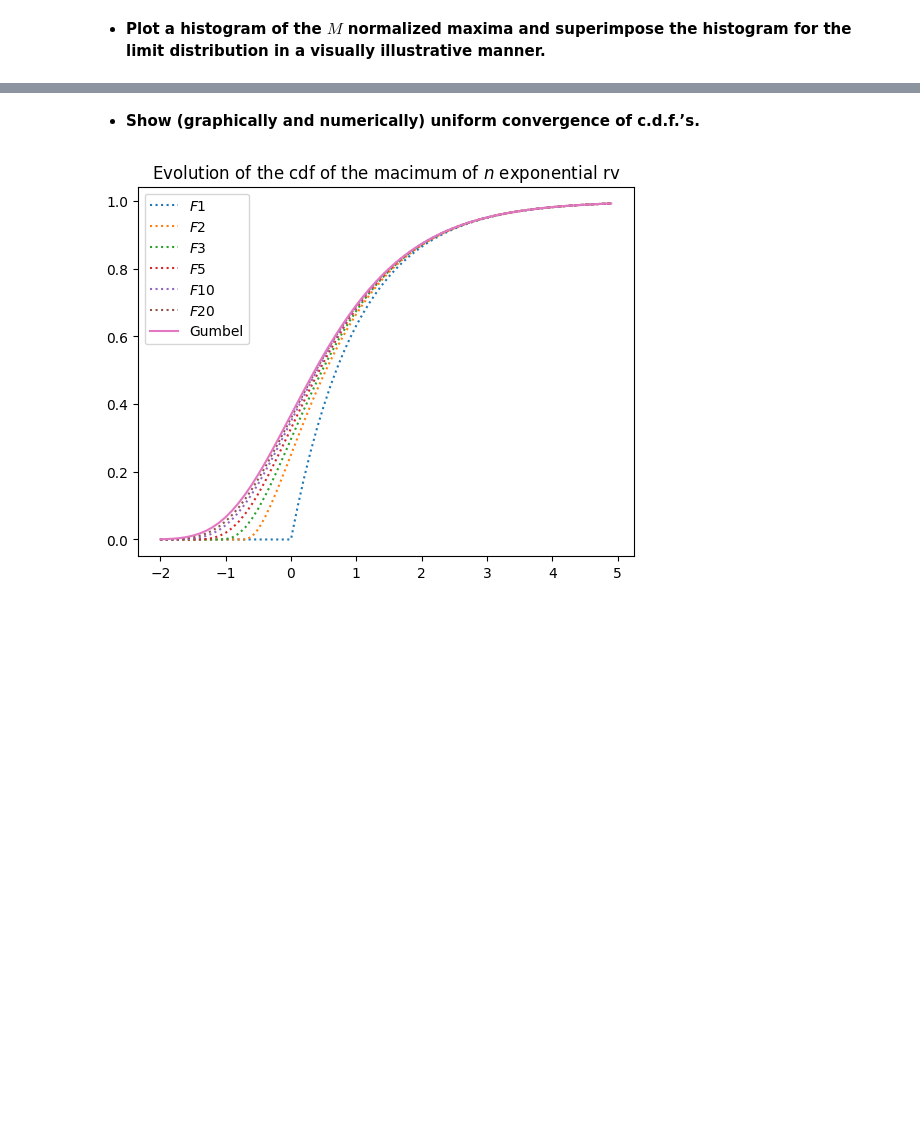
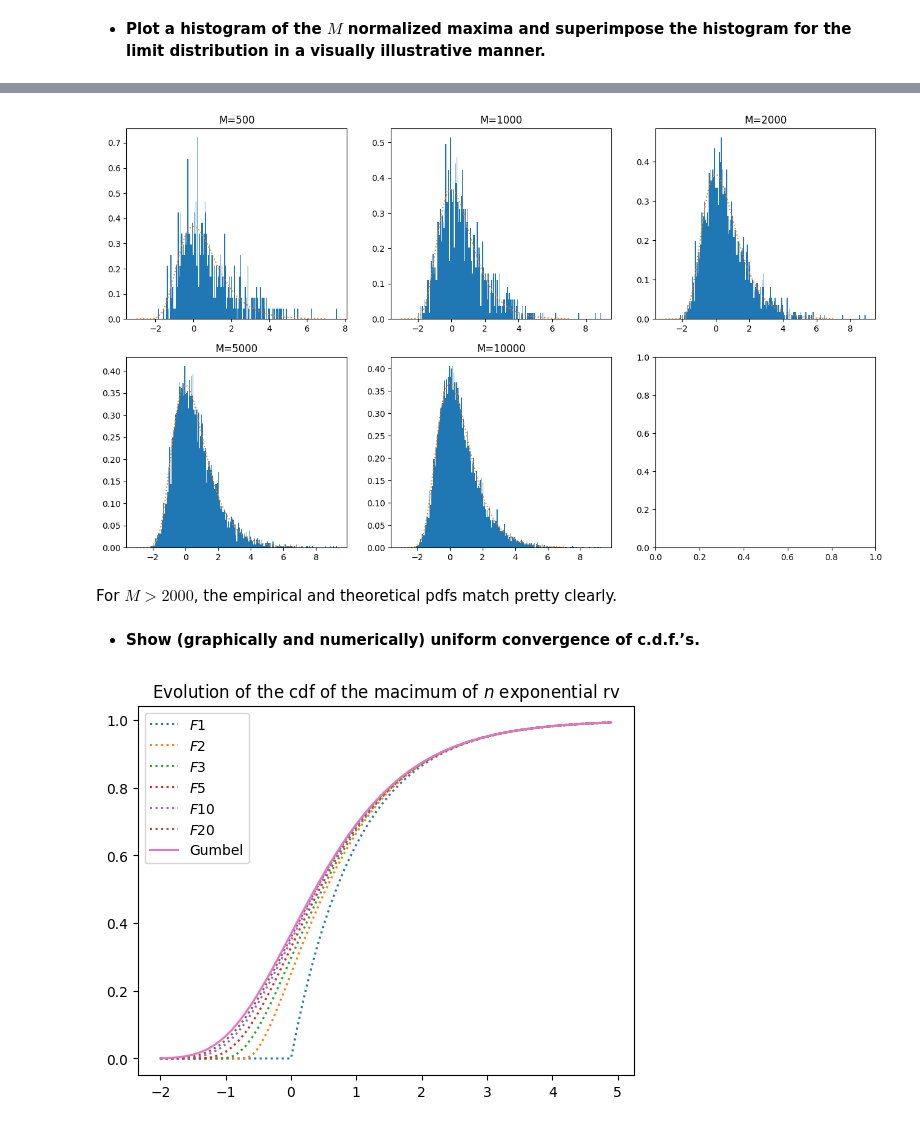
Before and after one commit to kerrianlc/EVT, a Jupyter notebook: homework1.ipynb, the cells around one changed output, grey strips where cells are left out. Drawn from its saved outputs; the diff is of its cells as text; code cells hidden in the pictures; blank space fills up the shorter version.

```diff
--- a/homework1.ipynb
+++ b/homework1.ipynb
@@ -65,18 +84,27 @@ For $n>10$, the results are satisfying because the theoretical pdf of the Gumbel
 # %%
-# _, axs = plt.subplots(2, 3)
+M_values = [500, 1000, 2000, 5000, 10000]
 
-# for i, ni in enumerate(n_values):
-#     exp_rand = np.random.exponential(scale=1.0, size=(, ni))
-#     block_maxima = exp_rand.max(axis=1)
-#     block_maxima_normalized = (block_maxima - np.log(ni))
-#     axs[i//3, i%3].hist(block_maxima_normalized, bins=100, density=True, label="empirical distribution")
-#     axs[i//3, i%3].plot(
-#         np.arange(-3, 7, 0.01),
-#         np.exp(-np.exp(-np.arange(-3, 7, 0.01))) * np.exp(-np.arange(-3, 7, 0.01)),
-#         linestyle=":",
-#         label="Gumbel pdf",
-#     )
-# plt.show()
+_, axs = plt.subplots(2, 3, figsize=(16,9))
+# We avoid regenerating the same values several times, we just generate it one time and see as
+# we include more values, whether the estimation fits better the theoretical pdf
+exp_rand_t = np.random.exponential(scale=1.0, size=(M_values[-1], 50))
+for i, Mi in enumerate(M_values):
+    exp_rand = exp_rand_t[:Mi, :]
+    block_maxima = exp_rand.max(axis=1)
+    block_maxima_normalized = (block_maxima - np.log(50))
+    axs[i//3, i%3].hist(block_maxima_normalized, bins=200, density=True, label="empirical distribution")
+    axs[i//3, i%3].plot(
+        np.arange(-3, 7, 0.01),
+        np.exp(-np.exp(-np.arange(-3, 7, 0.01))) * np.exp(-np.arange(-3, 7, 0.01)),
+        linestyle=":",
+        label="Gumbel pdf",
+    )
+    axs[i//3, i%3].set_title(f"M={Mi}")
+plt.show()
+# %% [output]
+[figure, added]
+# %% [markdown]
+For $M>2000$, the empirical and theoretical pdfs match pretty clearly.
 # %% [markdown]
 - **Show (graphically and numerically) uniform convergence of c.d.f.’s.**
 # %%
```
Also changed, not shown: parts of 17 cells of this notebook.
